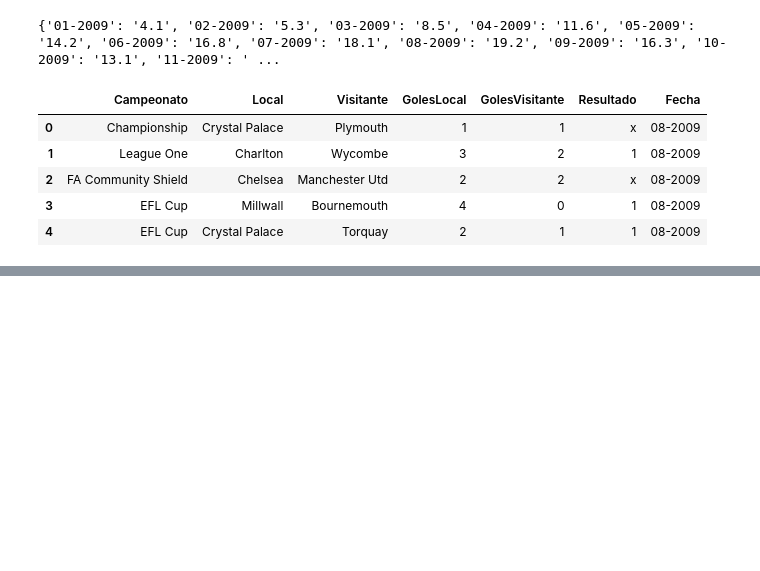
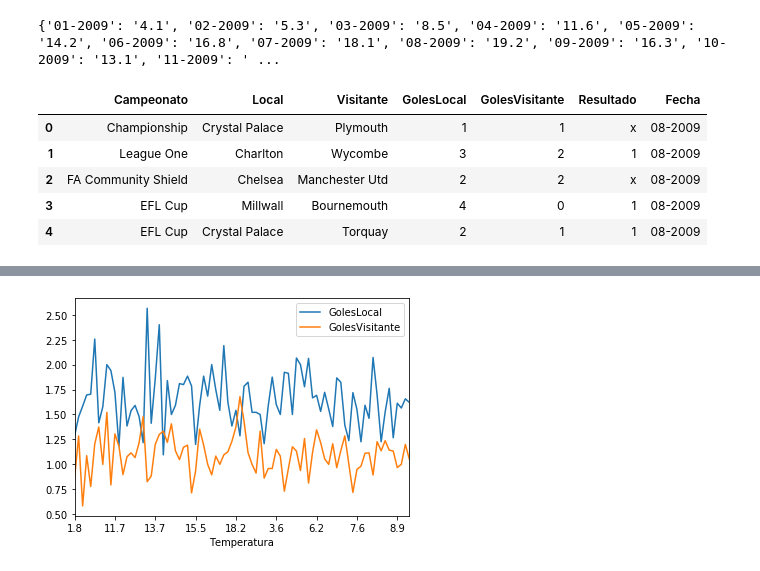
Before and after one commit to Bersuan/Proyecto-Pipelines, a Jupyter notebook: Output/DataFrame.ipynb, the cells around one changed output, grey strips where cells are left out. Saved outputs shown, nothing was run; the diff lists cells and outputs as text; code cells hidden in the pictures; blank space fills up the shorter version.

```diff
--- a/Output/DataFrame.ipynb
+++ b/Output/DataFrame.ipynb
@@ -125,0 +187,5 @@ df_londres.head()
+# %%
+df_londres.groupby('Temperatura').mean().loc[:,['GolesLocal','GolesVisitante']].plot()
+plt.show()
+# %% [output]
+[figure, added]
```
Also changed, not shown: parts of 7 cells of this notebook, 6 other files.
